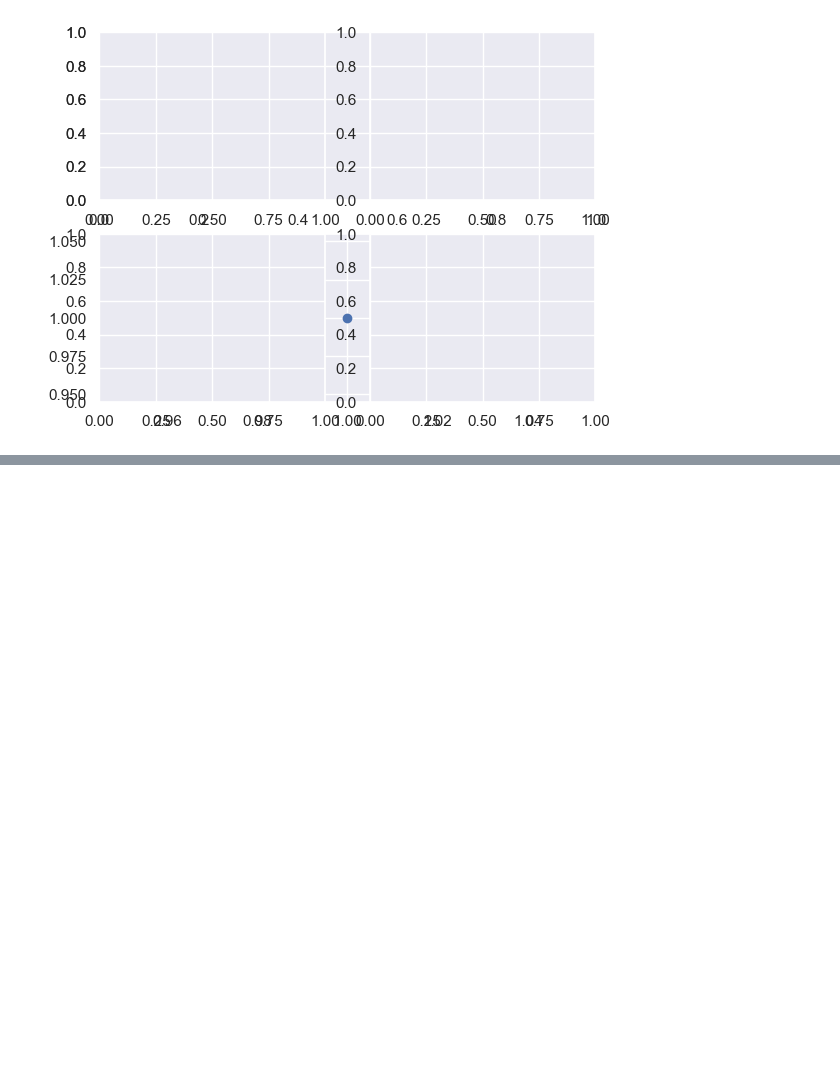
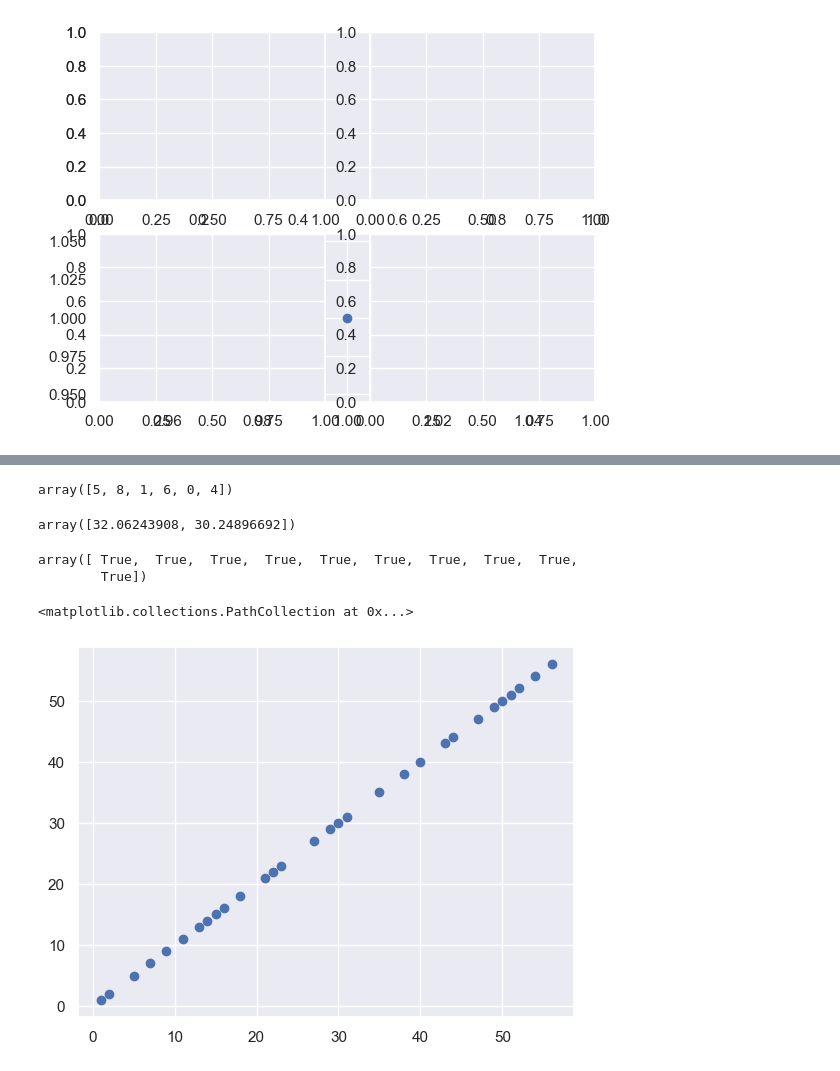
Before and after one commit to locllos/felere, a Jupyter notebook: source/playground.ipynb, the cells around one changed output, grey strips where cells are left out. Drawn from its saved outputs; the diff is of its cells as text; code cells hidden in the pictures; blank space fills up the shorter version.

```diff
--- a/source/playground.ipynb
+++ b/source/playground.ipynb
@@ -182,0 +256,8 @@ axes[1].scatter([1], [1])
+# %%
+np.delete(order, range(2))
+# %% [output]
+array([5, 8, 1, 6, 0, 4])
+# %%
+np.linalg.norm(a_sorted, ord=2, axis=1)
+# %% [output]
+array([32.06243908, 30.24896692])
@@ -182,0 +270,5 @@ axes[1].scatter([1], [1])
+# %%
+x[:, 0] // 4 == y[:, 0]
+# %% [output]
+array([ True,  True,  True,  True,  True,  True,  True,  True,  True,
+        True])
@@ -182,0 +278,21 @@ axes[1].scatter([1], [1])
+# %%
+iid_fraction = 0.5
+n_samples = 60
+
+def _iid_size(total: int):
+  return int(iid_fraction * total)
+
+X = np.arange(0, n_samples).reshape((n_samples, 1))
+y = np.arange(0, n_samples).reshape((n_samples, 1))
+
+indices = np.arange(0, n_samples)
+np.random.shuffle(indices)
+
+iid = indices[:_iid_size(len(indices))]
+X_iid = X[iid]
+y_iid = y[iid]
+
+plt.scatter(X_iid, y_iid)
+# %% [output]
+<matplotlib.collections.PathCollection at 0x...>
+[figure, added]
```
Also changed, not shown: parts of 34 cells of this notebook, 3 other files.
